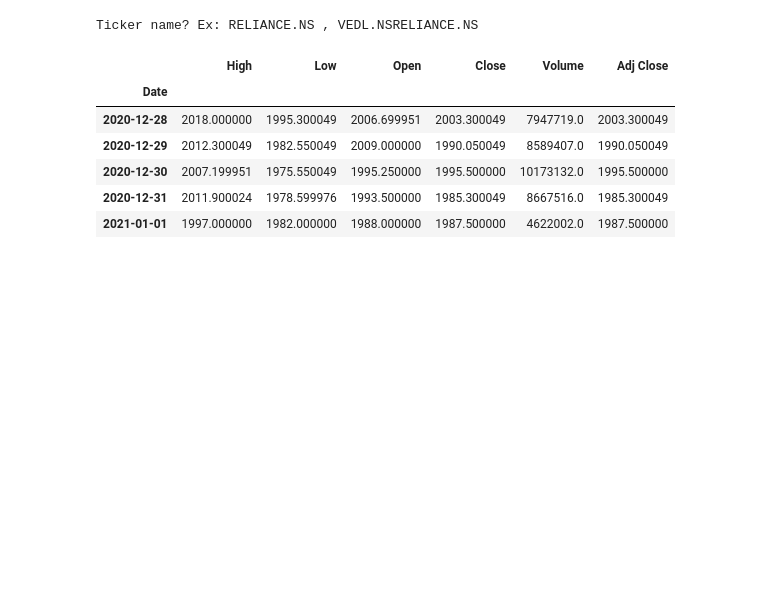
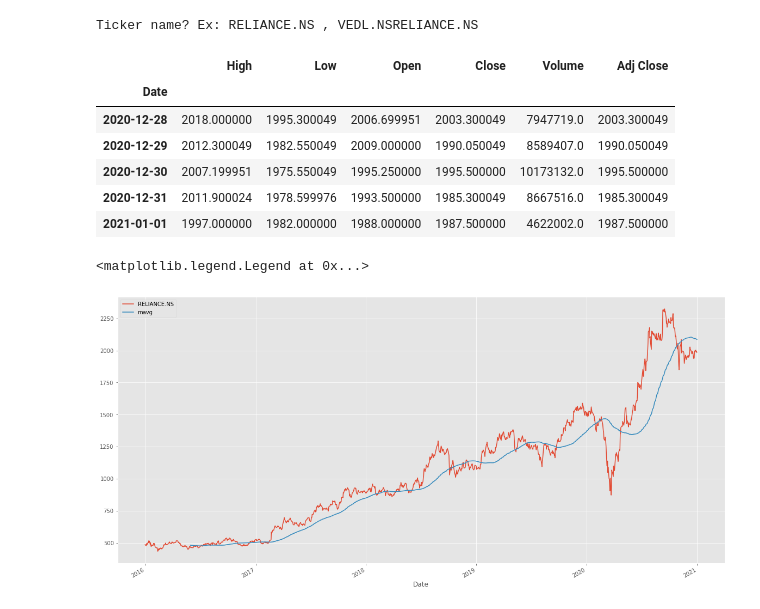
Before and after one commit to abhisekumar/pytest, a Jupyter notebook: indianStockPlot_Analysis.ipynb, the cells around one changed output. Saved outputs shown, nothing was run; the diff lists cells and outputs as text; code cells hidden in the pictures; blank space fills up the shorter version.

```diff
--- a/indianStockPlot_Analysis.ipynb
+++ b/indianStockPlot_Analysis.ipynb
@@ -18,7 +18,8 @@ from pandas import Series, DataFrame
 start = datetime.datetime(2016,1,1)
 end = datetime.datetime(2020, 12, 31)
 # %%
-stockCode =input("Ticker name? Ex: RELIANCE.NS , VEDL.NS")
+stockCode =input("Ticker name? Ex:
+.NS , VEDL.NS")
 #periodDay = input("Geaph Period in days, (Ex:10) ")
 # %% [output]
 Ticker name? Ex: RELIANCE.NS , VEDL.NSRELIANCE.NS
@@ -41,3 +34,23 @@ df.tail()
 | 2020-12-30 | 2007.199951 | 1975.550049 | 1995.250000 | 1995.500000 | 10173132.0 | 1995.500000 |
 | 2020-12-31 | 2011.900024 | 1978.599976 | 1993.500000 | 1985.300049 | 8667516.0 | 1985.300049 |
 | 2021-01-01 | 1997.000000 | 1982.000000 | 1988.000000 | 1987.500000 | 4622002.0 | 1987.500000 |
+# %%
+close_px = df['Adj Close']
+mavg = close_px.rolling(window=100).mean()
+# %%
+%matplotlib inline
+import matplotlib.pyplot as plt
+from matplotlib import style
+import matplotlib as mpl
+mpl.rc('figure',figsize=(20, 10))
+mpl.__version__
+
+#Adjusting the style of matplotlib
+
+style.use('ggplot')
+close_px.plot(label = stockCode)
+mavg.plot(label='mavg')
+plt.legend()
+# %% [output]
+<matplotlib.legend.Legend at 0x...>
+[figure, added]
```
Also changed, not shown: parts of 3 cells of this notebook.
